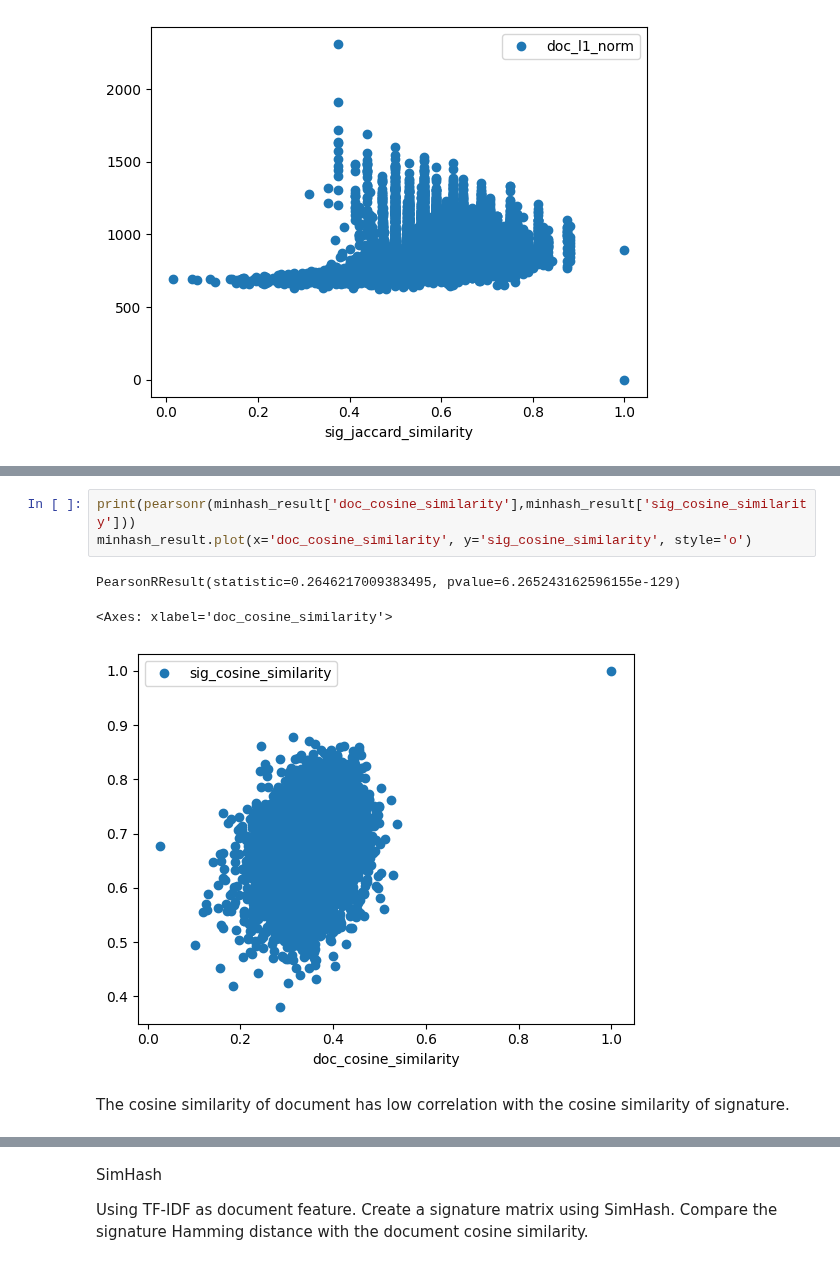
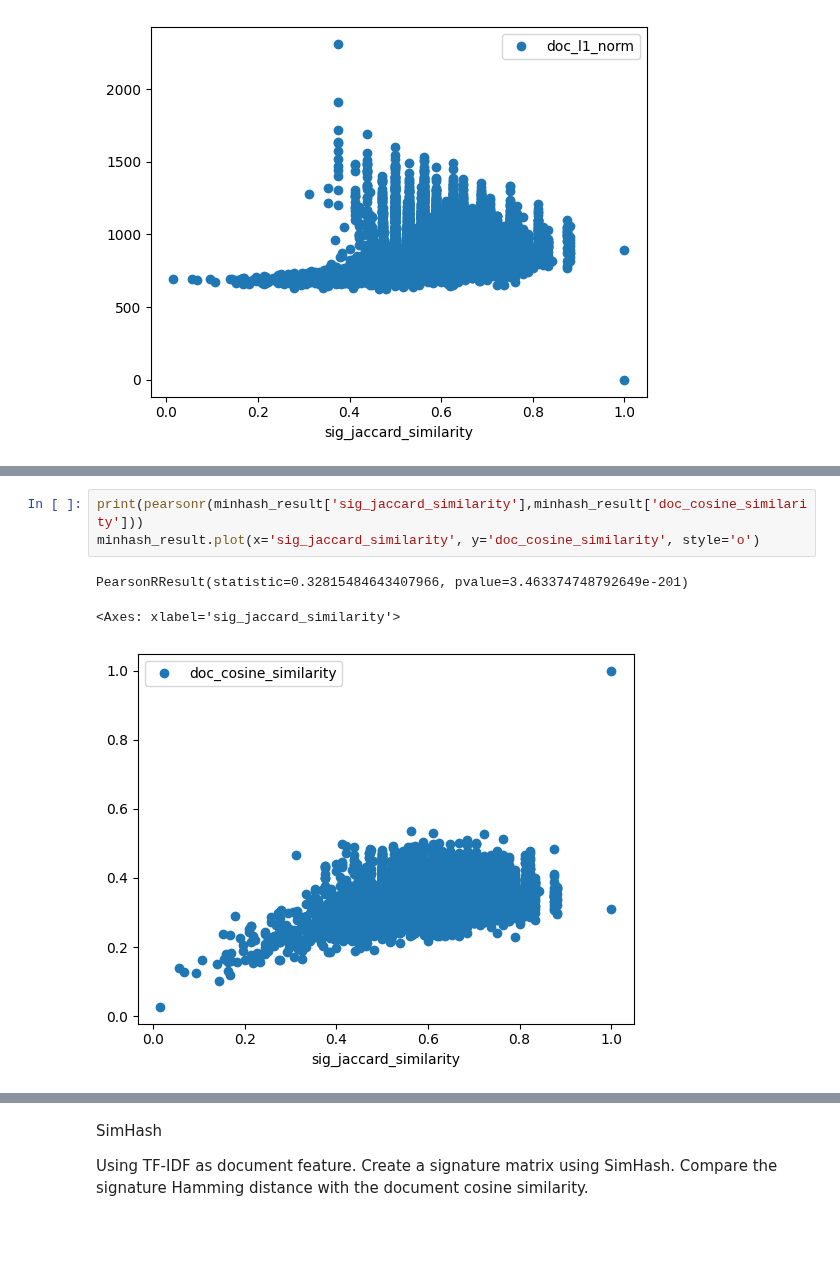
Before and after one commit to pywong-polyu/COMP5434-Big-Data-Computing, a Jupyter notebook: similarity_analysis.ipynb, the cells around one changed output, grey strips where cells are left out. Cells and saved outputs as stored; diff of their text form; blank space fills up the shorter version.

```diff
--- a/similarity_analysis.ipynb
+++ b/similarity_analysis.ipynb
@@ -284,9 +440,7 @@ The Jaccard similarity of the signature has a similar distribution with the cosi
 # %%
-print(pearsonr(minhash_result['doc_cosine_similarity'],minhash_result['sig_cosine_similarity']))
-minhash_result.plot(x='doc_cosine_similarity', y='sig_cosine_similarity', style='o')
+print(pearsonr(minhash_result['sig_jaccard_similarity'],minhash_result['doc_cosine_similarity']))
+minhash_result.plot(x='sig_jaccard_similarity', y='doc_cosine_similarity', style='o')
 # %% [output]
-PearsonRResult(statistic=0.2646217009383495, pvalue=6.265243162596155e-129)
+PearsonRResult(statistic=0.32815484643407966, pvalue=3.463374748792649e-201)
-<Axes: xlabel='doc_cosine_similarity'>
+<Axes: xlabel='sig_jaccard_similarity'>
-[figure, old version]
+[figure, new version]
-# %% [markdown]
-The cosine similarity of document has low correlation with the cosine similarity of signature.
```
Also changed, not shown: parts of 34 cells of this notebook, 1 other file.
